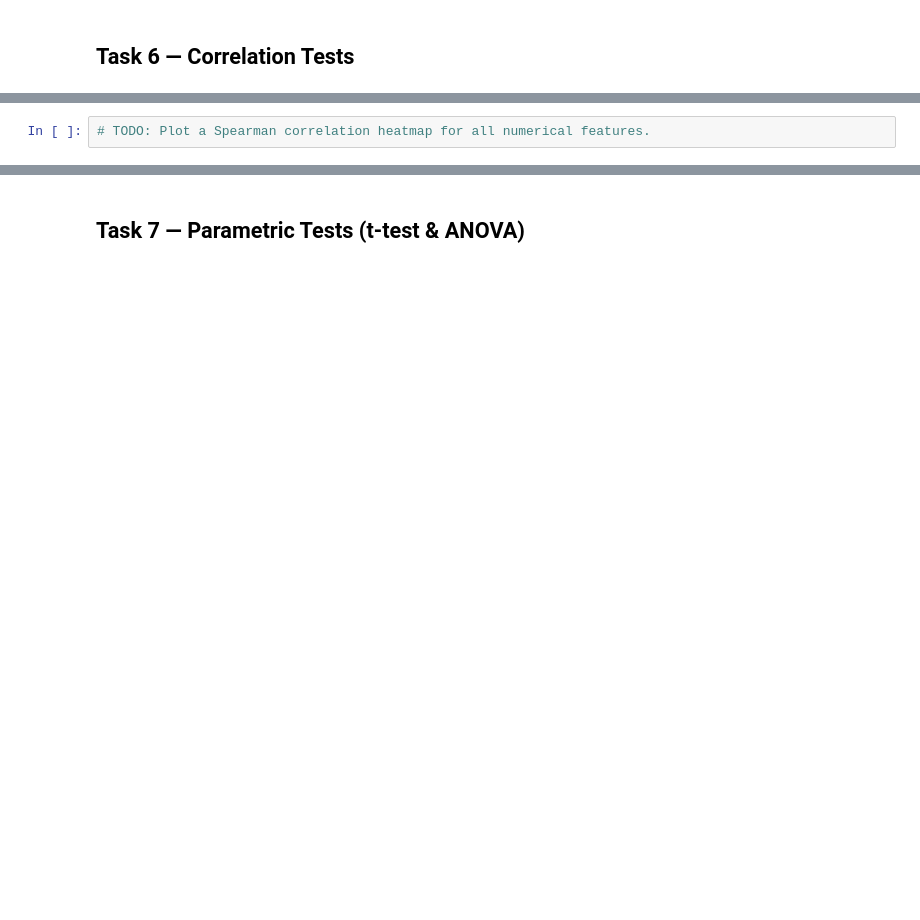
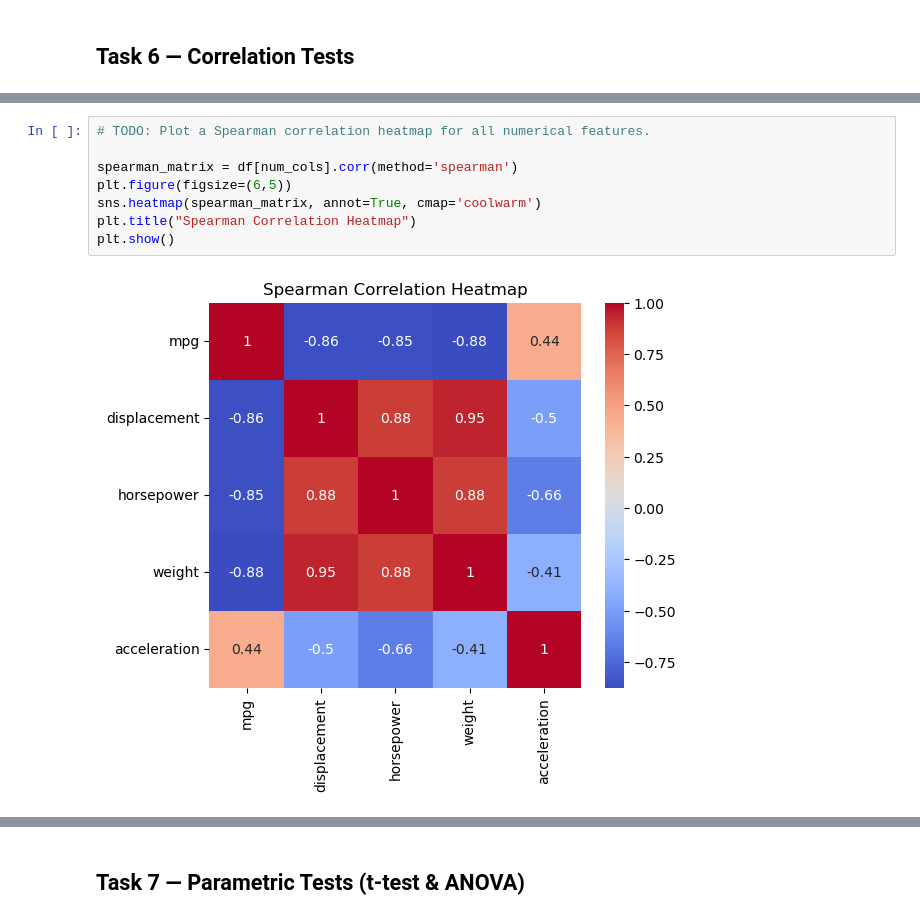
Before and after one commit to Junaidchohan/AI-ML_Mastery_Journey, a Jupyter notebook: Netsole and NAVTTAC/NIAI Class Work/Week_03/05_StatAnalysis_Worksheet.ipynb, the cells around one changed output, grey strips where cells are left out. Saved outputs shown, nothing was run; the diff lists cells and outputs as text; blank space fills up the shorter version.

```diff
--- a/Netsole and NAVTTAC/NIAI Class Work/Week_03/05_StatAnalysis_Worksheet.ipynb
+++ b/Netsole and NAVTTAC/NIAI Class Work/Week_03/05_StatAnalysis_Worksheet.ipynb
@@ -94,4 +395,12 @@ from sklearn.preprocessing import PowerTransformer
 # %%
 # TODO: Plot a Spearman correlation heatmap for all numerical features.
+
+spearman_matrix = df[num_cols].corr(method='spearman')
+plt.figure(figsize=(6,5))
+sns.heatmap(spearman_matrix, annot=True, cmap='coolwarm')
+plt.title("Spearman Correlation Heatmap")
+plt.show()
+# %% [output]
+[figure, added]
 # %%
 # TODO: Compute Kendall's tau for mpg vs each other numerical column.
```
Also changed, not shown: parts of 31 cells of this notebook, 2 other files.
